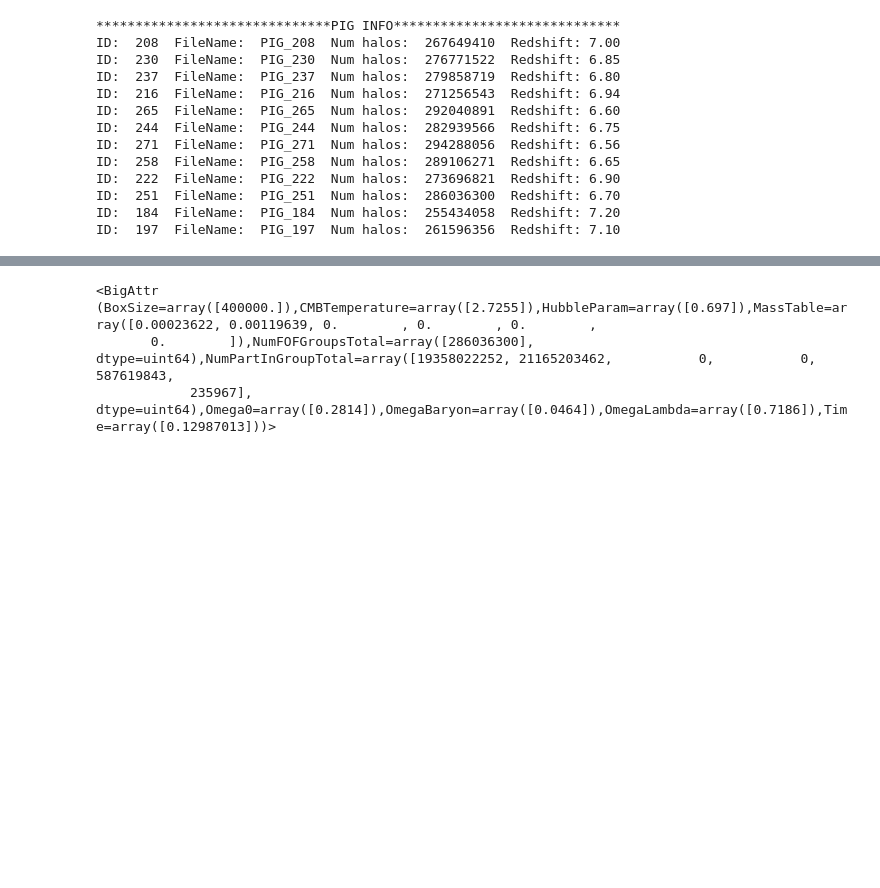
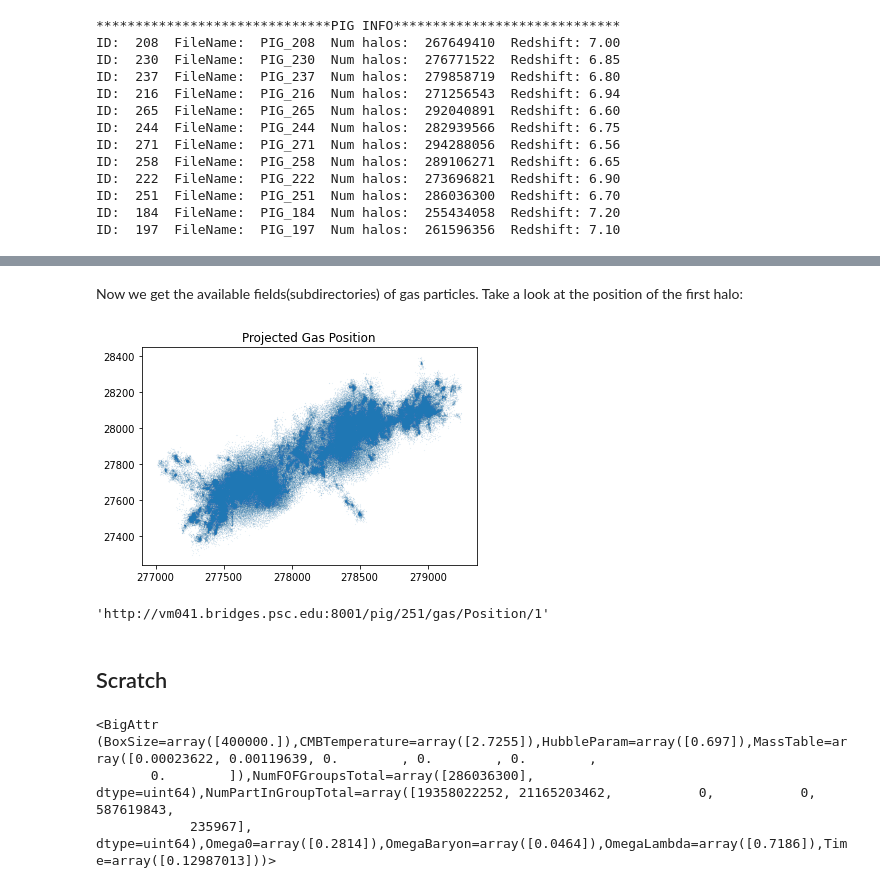
Before and after one commit to pscedu/aibd-bluetides-api, a Jupyter notebook: api/BT_api_tutorial.ipynb, the cells around one changed output, grey strips where cells are left out. Saved outputs shown, nothing was run; the diff lists cells and outputs as text; code cells hidden in the pictures; blank space fills up the shorter version.

```diff
--- a/api/BT_api_tutorial.ipynb
+++ b/api/BT_api_tutorial.ipynb
@@ -21,5 +24,6 @@ http://vm041.bridges.psc.edu:8001/
 # %%
-response = requests.get("http://vm041.bridges.psc.edu:8001/pig/")
+pig_url = base + "pig/"
+response = requests.get(pig_url)
 pig_list = json.loads(response.text)['LIST']
 print('******************************PIG INFO*****************************')
 for i in range(len(pig_list)):
@@ -50,0 +52,3 @@ print(r251.json())
+# %%
+ptype_url = pig_url + '251'
+requests.get(ptype_url).json()
@@ -50,0 +60,3 @@ print(r251.json())
+# %%
+field_url = ptype_url + '/gas'
+requests.get(field_url).json()
@@ -51,3 +84,28 @@ print(r251.json())
+# %% [markdown]
+Now we get the available fields(subdirectories) of gas particles. Take a look at the position of the first halo:
+# %%
+# this is a function for getting requested field as a numpy array
+def get_group_data(group_url):
+    response = requests.get(group_url)
+    key = list(response.json().keys())[0]
+    response_arr = json.loads(response.json()[key])
+    response_arr = np.array(response_arr)
+    return response_arr
+# %%
+# url for positions of gas particles within Halo#1 in Snapshot#251
+url =  field_url + "/Position/1"
+gas_pos = get_group_data(url)
+plt.scatter(gas_pos[:,0],gas_pos[:,1],s=0.001)
+plt.title('Projected Gas Position')
+plt.show()
+# %% [output]
+[figure, added]
+# %%
+url
+# %% [output]
+'http://vm041.bridges.psc.edu:8001/pig/251/gas/Position/1'
+# %% [markdown]
+## Scratch
 # %%
 pig_dir = '/pylon5/as5pi3p/bluetides3/PIG_251/'
 pig = bigfile.File(pig_dir)
```
Also changed, not shown: parts of 10 cells of this notebook.
